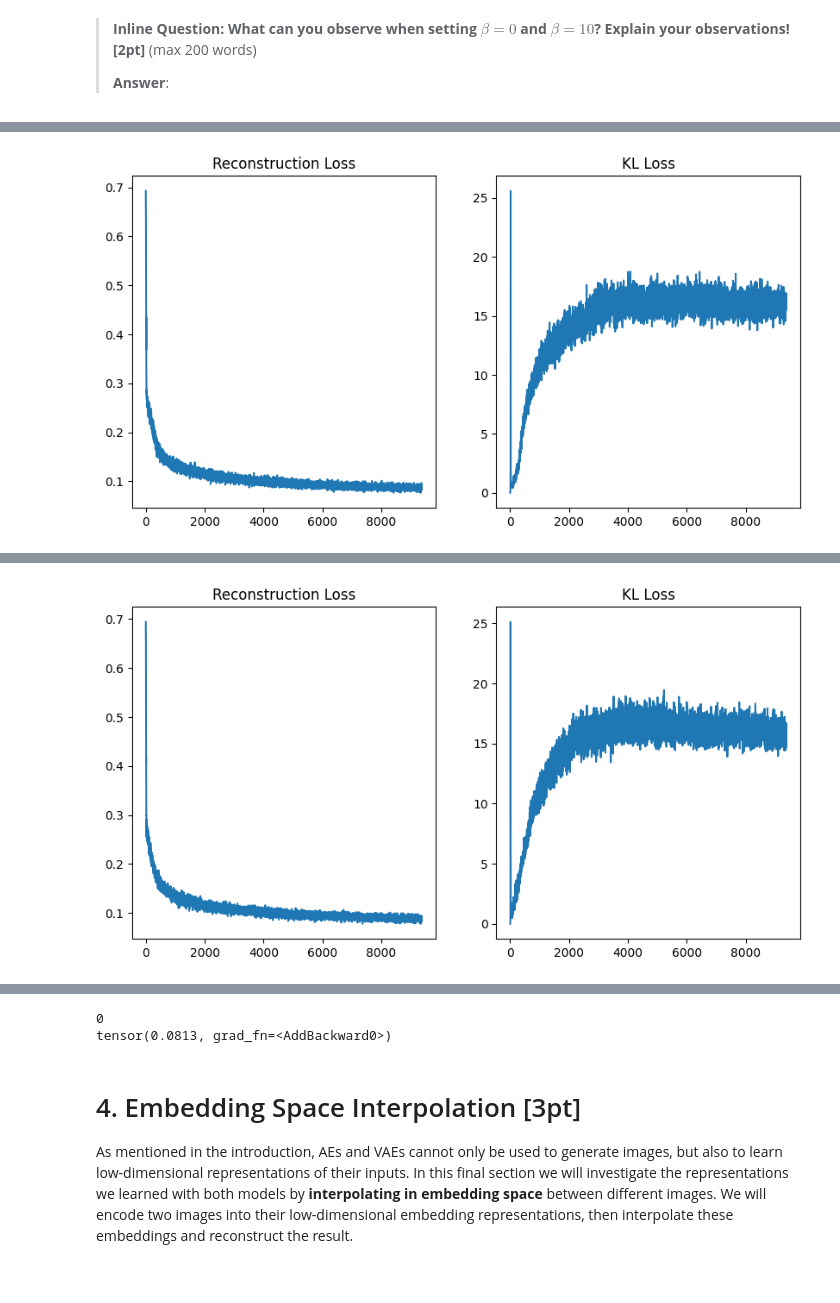
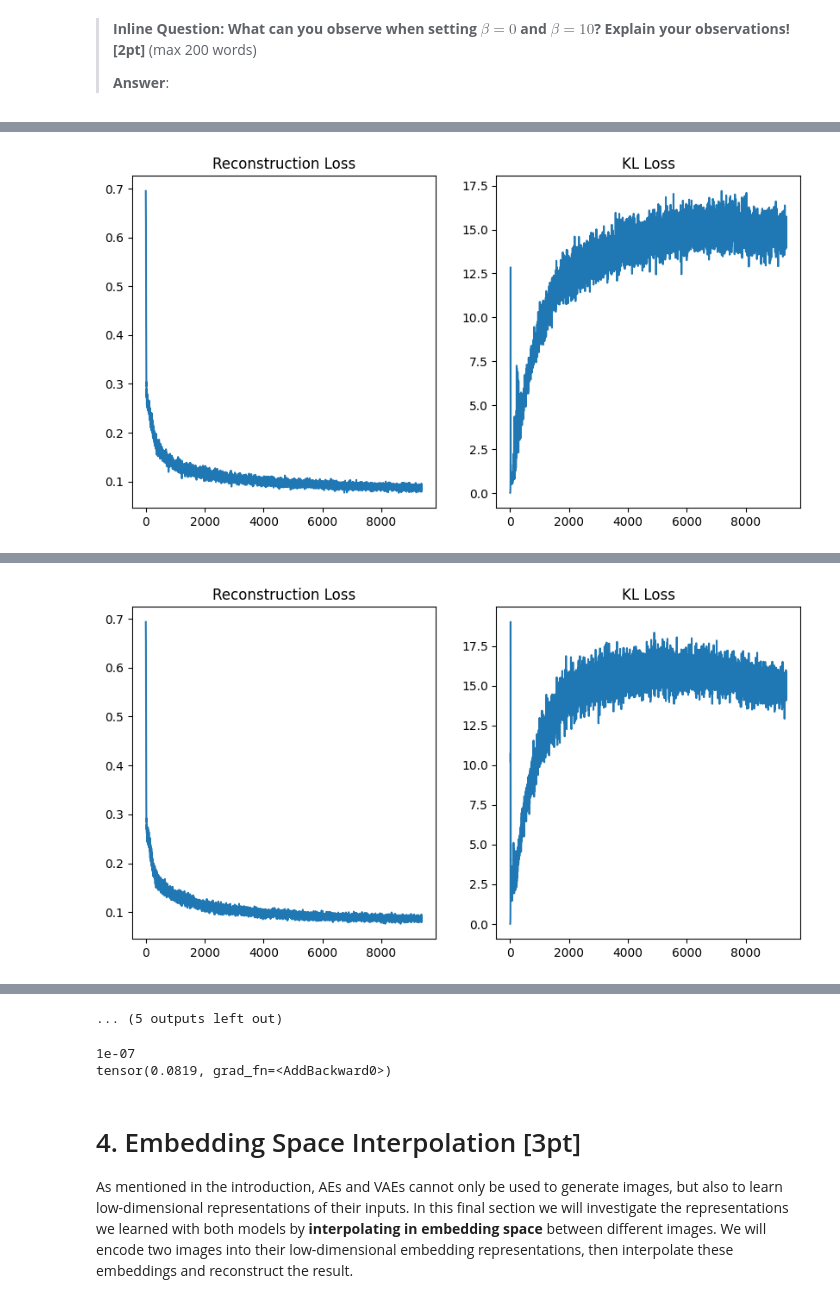
Before and after one commit to akashgujju/VAE-GAN-Image-Generation, a Jupyter notebook: Problem1_VAE_v0.ipynb, the cells around one changed output, grey strips where cells are left out. Drawn from its saved outputs; the diff is of its cells as text; code cells hidden in the pictures.

```diff
--- a/Problem1_VAE_v0.ipynb
+++ b/Problem1_VAE_v0.ipynb
@@ -714,7 +718,7 @@ nz = 32
 ####################################### TODO #######################################
 epochs = 10      # recommended 5-20 epochs
 beta = 0
-betas = [1e-10, 1e-7, 1e-5, 1e-4, 1e-3] # Tune this for best results
+betas = [1e-10, 1e-7, 1e-5, 1e-4, 1e-3, 0, 1, 10] # Tune this for best results
 #################################### END TODO ######################################
 
 # build VAE model
@@ -730,7 +734,7 @@ vae_model = vae_model.train()   # set model in train mode (eg batchnorm params g
 
 #################################### END TODO ######################################
 
-best_loss = 10000
+best_loss = 10000000
 best_beta = 1e-5
 best_model = vae_model
 
@@ -773,7 +777,7 @@ for b in betas:
         train_it += 1
     if best_loss > total_loss:
         best_loss = total_loss
-        best_beta = beta
+        best_beta = b
         best_model = vae_model
     rec_loss_plotdata = [foo.detach().cpu() for foo in rec_loss]
     kl_loss_plotdata = [foo.detach().cpu() for foo in kl_loss]
@@ -810,3 +814,3 @@ It 9300: Total Loss: 0.08438409119844437,        Rec Loss: 0.08438409119844437,
-[figure, old version]
+[figure, new version]
 Beta: 1e-07
 Run Epoch 0
@@ -828,3 +832,3 @@ It 9300: Total Loss: 0.09120529145002365,        Rec Loss: 0.09120365977287292,
-[figure, old version]
+[figure, new version]
 Beta: 1e-05
 Run Epoch 0
@@ -885,9 +905,10 @@ Done!
+... (5 outputs left out)
 # %%
 print(best_beta)
 print(best_loss)
 # %% [output]
-0
-tensor(0.0813, grad_fn=<AddBackward0>)
+1e-07
+tensor(0.0819, grad_fn=<AddBackward0>)
 # %% [markdown]
 # 4. Embedding Space Interpolation [3pt]
 
```
Also changed, not shown: parts of 4 cells of this notebook, 7 other files.
